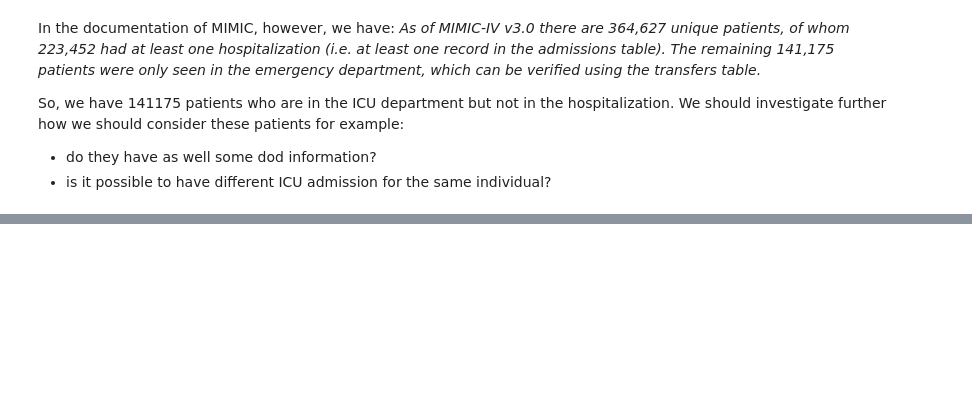
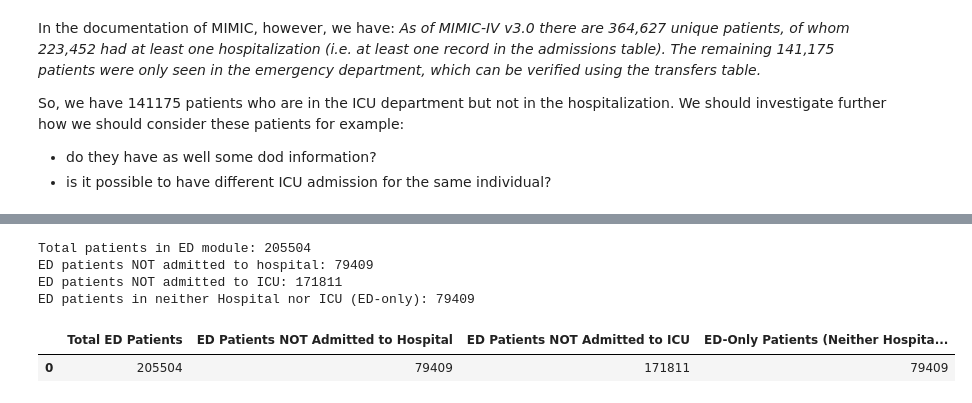
Before and after one commit to michechi/LLMSeq, a Jupyter notebook: src/pyhealth_vs_other.ipynb, the cells around one changed output, grey strips where cells are left out. Drawn from its saved outputs; the diff is of its cells as text; code cells hidden in the pictures; blank space fills up the shorter version.

```diff
--- a/src/pyhealth_vs_other.ipynb
+++ b/src/pyhealth_vs_other.ipynb
@@ -158,0 +248,44 @@ So, we have 141175 patients who are in the ICU department but not in the hospita
+# %%
+import pandas as pd
+
+# Load necessary MIMIC-IV tables
+edstays = pd.read_csv("/root/MIMICIV/data/mimic-iv-3.1/edstays.csv")  # Contains ED patients
+admissions = pd.read_csv("/root/MIMICIV/data/mimic-iv-3.1/hosp/admissions.csv")  # Contains hospital admissions
+icustays = pd.read_csv("/root/MIMICIV/data/mimic-iv-3.1/icu/icustays.csv")  # Contains ICU stays
+
+# 1. Identify all unique ED patients
+ed_patients = set(edstays["subject_id"])
+
+# 2. Find ED patients who were NEVER admitted to the hospital
+ed_not_admitted = ed_patients - set(admissions["subject_id"])
+
+# 3. Find ED patients who were NEVER admitted to the ICU
+ed_not_in_icu = ed_patients - set(icustays["subject_id"])
+
+# 4. Count how many ED patients were in neither ICU nor Hospital
+#ed_only_patients = ed_not_admitted & ed_not_in_icu
+ed_only_patients = ed_not_admitted.intersection(ed_not_in_icu)
+
+# Display results
+print(f"Total patients in ED module: {len(ed_patients)}")
+print(f"ED patients NOT admitted to hospital: {len(ed_not_admitted)}")
+print(f"ED patients NOT admitted to ICU: {len(ed_not_in_icu)}")
+print(f"ED patients in neither Hospital nor ICU (ED-only): {len(ed_only_patients)}")
+
+# Create a DataFrame for results
+results_df = pd.DataFrame({
+    "Total ED Patients": [len(ed_patients)],
+    "ED Patients NOT Admitted to Hospital": [len(ed_not_admitted)],
+    "ED Patients NOT Admitted to ICU": [len(ed_not_in_icu)],
+    "ED-Only Patients (Neither Hospital nor ICU)": [len(ed_only_patients)]
+})
+
+# Display DataFrame
+display(results_df)
+# %% [output]
+Total patients in ED module: 205504
+ED patients NOT admitted to hospital: 79409
+ED patients NOT admitted to ICU: 171811
+ED patients in neither Hospital nor ICU (ED-only): 79409
+|  | Total ED Patients | ED Patients NOT Admitted to Hospital | ED Patients NOT Admitted to ICU | ED-Only Patients (Neither Hospita... |
+| 0 | 205504 | 79409 | 171811 | 79409 |
```
Also changed, not shown: parts of 10 cells of this notebook, 6 other files.
